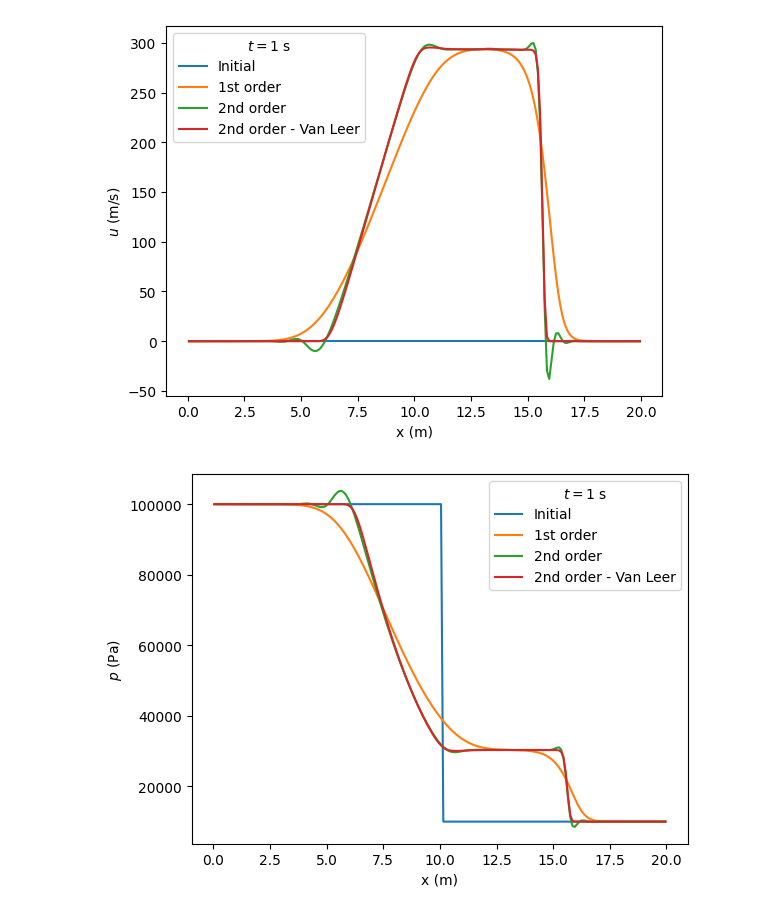
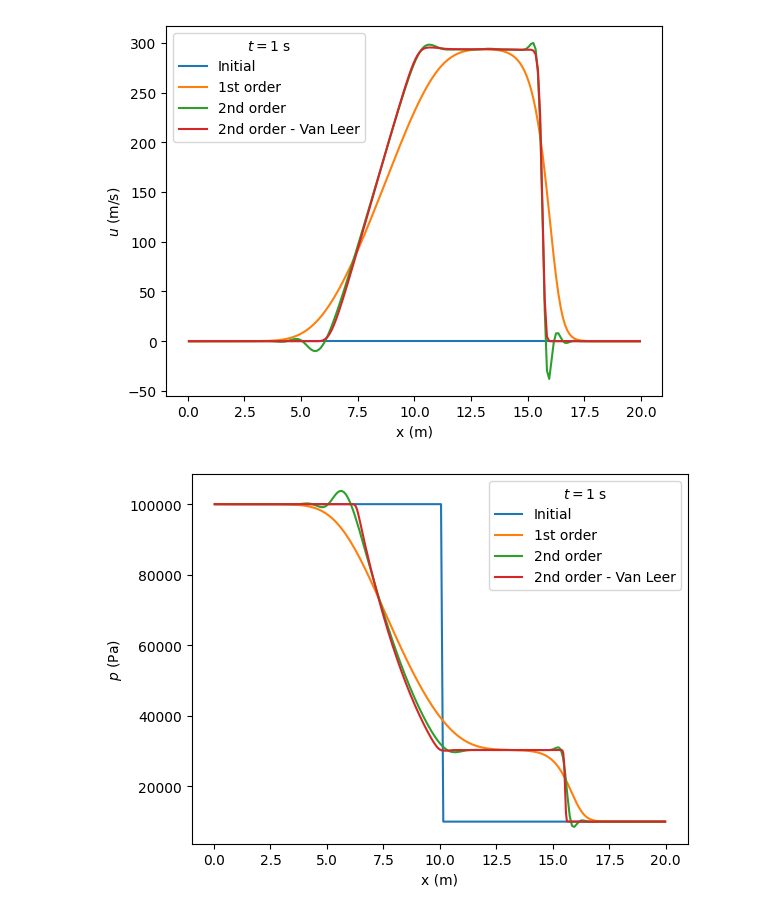
Before and after one commit to toddmmendenhall/mhd, a Jupyter notebook: docs/sod_shock_tube.ipynb, the cells around one changed output. Saved outputs shown, nothing was run; the diff lists cells and outputs as text; code cells hidden in the pictures.

```diff
--- a/docs/sod_shock_tube.ipynb
+++ b/docs/sod_shock_tube.ipynb
@@ -3,8 +3,8 @@ import matplotlib.pyplot as plt
 import numpy as np
 
 files = ['../build/test_1/results_0.csv', '../build/test_1/results_99.csv', '../build/test_2/results_99.csv', '../build/test_3/results_99.csv',
-         '../build/test_4/results_99.csv']
-labels = ['Initial', '1st order', '2nd order', '3rd order', '2nd order - Van Leer']
+         '../build/test_4/results_99.csv', '../build/test/results_99.csv']
+labels = ['Initial', '1st order', '2nd order', '3rd order', '2nd order - Van Leer', 'blah']
 
 for i, (file, label) in enumerate(zip(files, labels)):
     if i == 3:
@@ -41,20 +41,20 @@ plt.show()
 [figure]
 # %%
 files = ['../build/test_1/results_0.csv', '../build/test_1/results_99.csv', '../build/test_2/results_99.csv', '../build/test_3/results_99.csv',
-         '../build/test_4/results_99.csv']
+         '../build/test/results_99.csv']
 labels = ['Initial', '1st order', '2nd order', '3rd order', '2nd order - Van Leer']
 
 for i, (file, label) in enumerate(zip(files, labels)):
     if i == 3:
         continue
     data = np.loadtxt(file, delimiter=',', skiprows=2)
     x = data.transpose()[0][:-2]
     y = data.transpose()[6][:-2]
     plt.plot(x, y, label=label)
 
 plt.legend(title='$t=1$ s')
 plt.xlabel('x (m)')
 plt.ylabel('$p$ (Pa)')
 plt.show()
 # %% [output]
-[figure, old version]
+[figure, new version]
```
Also changed, not shown: parts of 6 cells of this notebook, 10 other files.
